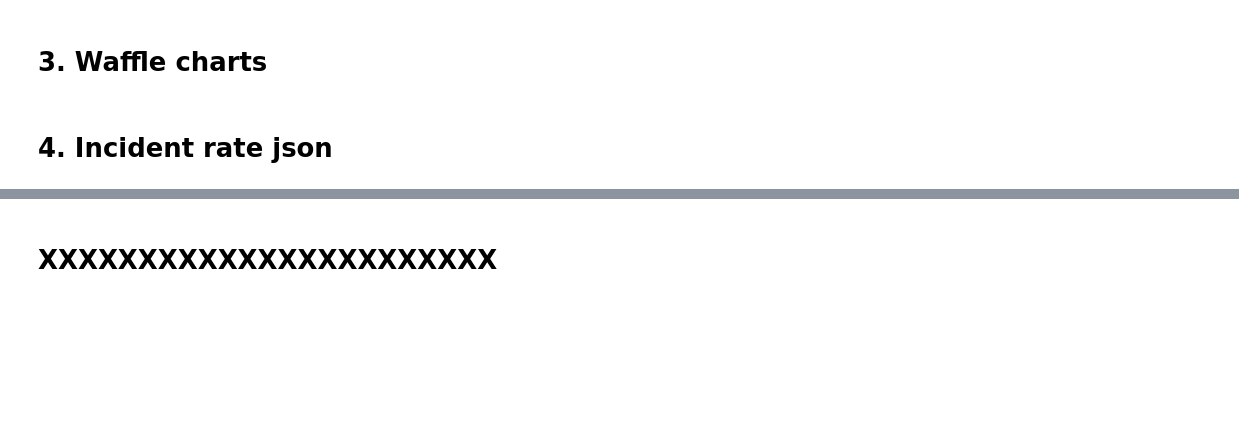
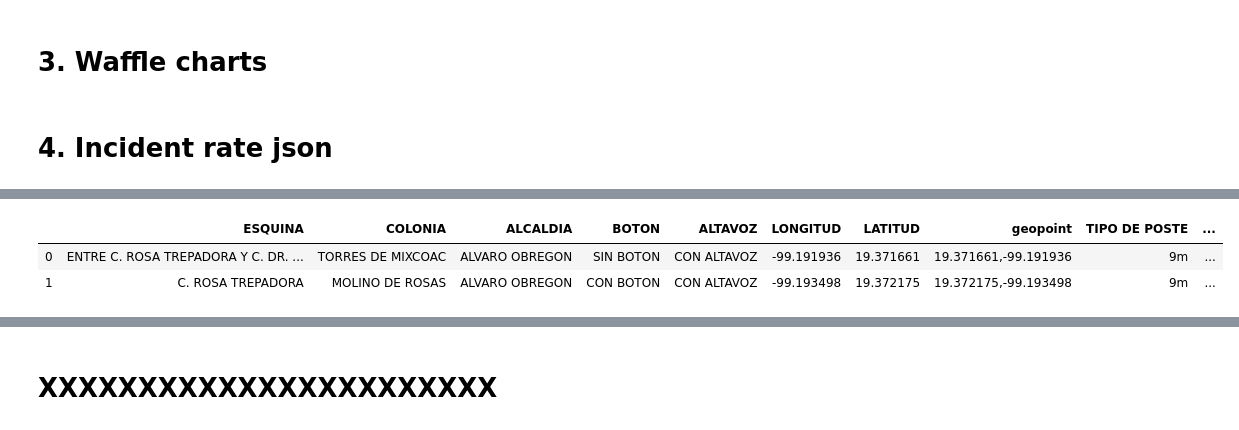
Before and after one commit to Alfred-DatAn/CDMX_traffic_incidents, a Jupyter notebook: CDMXTrafficIncidents_dataExploration.ipynb, the cells around one changed output, grey strips where cells are left out. Saved outputs shown, nothing was run; the diff lists cells and outputs as text; code cells hidden in the pictures; blank space fills up the shorter version.

```diff
--- a/CDMXTrafficIncidents_dataExploration.ipynb
+++ b/CDMXTrafficIncidents_dataExploration.ipynb
@@ -363,0 +345,8 @@ with open('in_rate18.json', 'w') as outfile:
+# %%
+cameras = pd.read_csv("data/cameras/c5_cameras.csv")
+# %%
+cameras.head(2)
+# %% [output]
+|  | ESQUINA | COLONIA | ALCALDIA | BOTON | ALTAVOZ | LONGITUD | LATITUD | geopoint | TIPO DE POSTE | ... |
+| 0 | ENTRE C. ROSA TREPADORA Y C. DR. ... | TORRES DE MIXCOAC | ALVARO OBREGON | SIN BOTON | CON ALTAVOZ | -99.191936 | 19.371661 | 19.371661,-99.191936 | 9m | ... |
+| 1 | C. ROSA TREPADORA | MOLINO DE ROSAS | ALVARO OBREGON | CON BOTON | CON ALTAVOZ | -99.193498 | 19.372175 | 19.372175,-99.193498 | 9m | ... |
```
Also changed, not shown: parts of 43 cells of this notebook.
